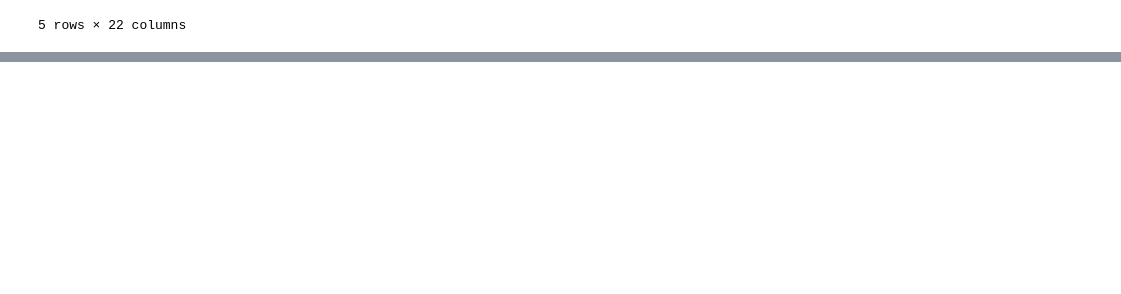
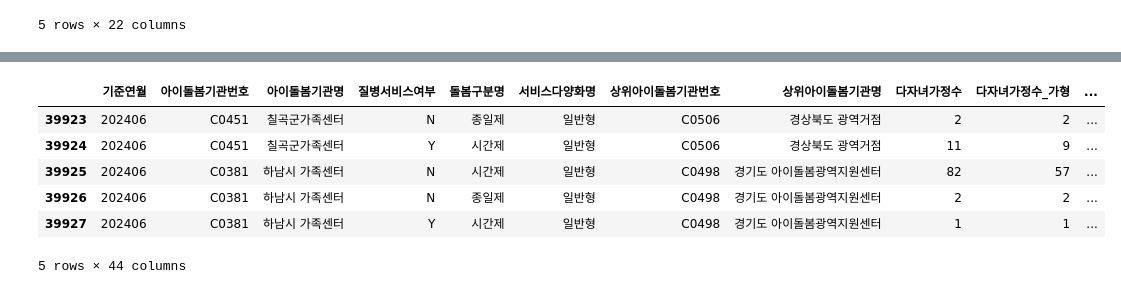
Before and after one commit to CodeArt-Team/MLcompetetion, a Jupyter notebook: 공모전/서울GovTech/돌봄서비스/데이터 읽어오기_jihwan.ipynb, the cells around one changed output, grey strips where cells are left out. Cells and saved outputs as stored; diff of their text form; code cells hidden in the pictures; blank space fills up the shorter version.

```diff
--- a/공모전/서울GovTech/돌봄서비스/데이터 읽어오기_jihwan.ipynb
+++ b/공모전/서울GovTech/돌봄서비스/데이터 읽어오기_jihwan.ipynb
@@ -60,0 +258,11 @@ service_info4.head()
+# %%
+# 여성가족부_아이돌봄 누적가정실적현황-가정유형소득기준별 정보 서비스
+data34.tail()
+# %% [output]
+|  | 기준연월 | 아이돌봄기관번호 | 아이돌봄기관명 | 질병서비스여부 | 돌봄구분명 | 서비스다양화명 | 상위아이돌봄기관번호 | 상위아이돌봄기관명 | 다자녀가정수 | 다자녀가정수_가형 | ... |
+| 39923 | 202406 | C0451 | 칠곡군가족센터 | N | 종일제 | 일반형 | C0506 | 경상북도 광역거점 | 2 | 2 | ... |
+| 39924 | 202406 | C0451 | 칠곡군가족센터 | Y | 시간제 | 일반형 | C0506 | 경상북도 광역거점 | 11 | 9 | ... |
+| 39925 | 202406 | C0381 | 하남시 가족센터 | N | 시간제 | 일반형 | C0498 | 경기도 아이돌봄광역지원센터 | 82 | 57 | ... |
+| 39926 | 202406 | C0381 | 하남시 가족센터 | N | 종일제 | 일반형 | C0498 | 경기도 아이돌봄광역지원센터 | 2 | 2 | ... |
+| 39927 | 202406 | C0381 | 하남시 가족센터 | Y | 시간제 | 일반형 | C0498 | 경기도 아이돌봄광역지원센터 | 1 | 1 | ... |
+5 rows × 44 columns
```
Also changed, not shown: parts of 19 cells of this notebook.
